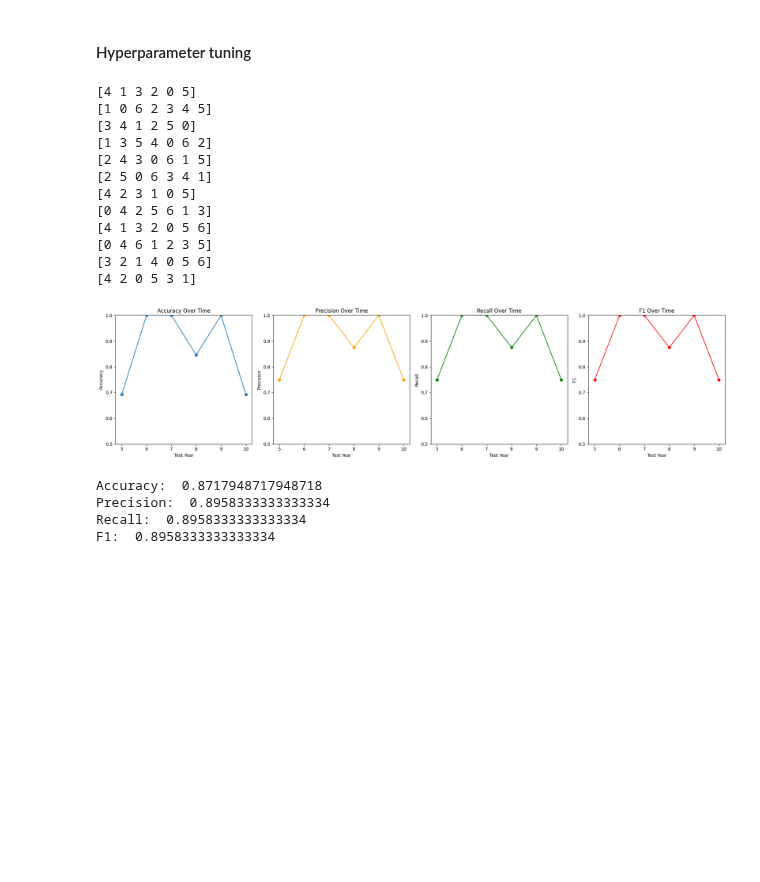
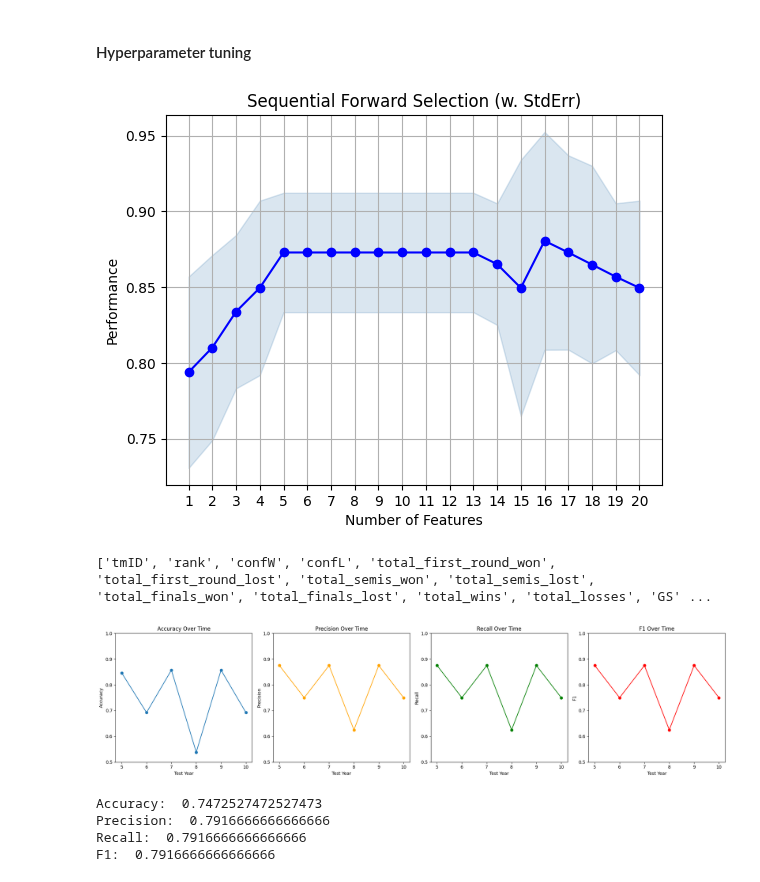
Before and after one commit to Joanaigs/Predict-WNBA-Winners-AC-66, a Jupyter notebook: data_training.ipynb, the cells around one changed output. Saved outputs shown, nothing was run; the diff lists cells and outputs as text; code cells hidden in the pictures; blank space fills up the shorter version.

```diff
--- a/data_training.ipynb
+++ b/data_training.ipynb
@@ -371,25 +441,17 @@ F1:  0.7916666666666666
 # grid.fit(X, y)
 # print(grid.best_estimator_, grid.best_score_)
 # %%
+features = foward_selection(df_teams, XGBClassifier())
+print(features)
 model = XGBClassifier()
-years_tested, accuracy_scores, precision_scores, recall_scores, f1_scores = train_evaluate_decision_tree_graph(model, df_teams)
+years_tested, accuracy_scores, precision_scores, recall_scores, f1_scores = train_evaluate_decision_tree_graph(model, df_teams[features])
 plot_metrics_over_time(years_tested, accuracy_scores, precision_scores, recall_scores, f1_scores)
 # %% [output]
+[figure, new version]
-[4 1 3 2 0 5]
-[1 0 6 2 3 4 5]
-[3 4 1 2 5 0]
-[1 3 5 4 0 6 2]
-[2 4 3 0 6 1 5]
-[2 5 0 6 3 4 1]
-[4 2 3 1 0 5]
-[0 4 2 5 6 1 3]
-[4 1 3 2 0 5 6]
-[0 4 6 1 2 3 5]
-[3 2 1 4 0 5 6]
-[4 2 0 5 3 1]
+['tmID', 'rank', 'confW', 'confL', 'total_first_round_won', 'total_first_round_lost', 'total_semis_won', 'total_semis_lost', 'total_finals_won', 'total_finals_lost', 'total_wins', 'total_losses', 'GS' ...
-[figure, old version]
+[figure, added]
-Accuracy:  0.8717948717948718
-Precision:  0.8958333333333334
-Recall:  0.8958333333333334
-F1:  0.8958333333333334
+Accuracy:  0.7472527472527473
+Precision:  0.7916666666666666
+Recall:  0.7916666666666666
+F1:  0.7916666666666666
 # %%
```
Also changed, not shown: parts of 24 cells of this notebook, 11 other files.
